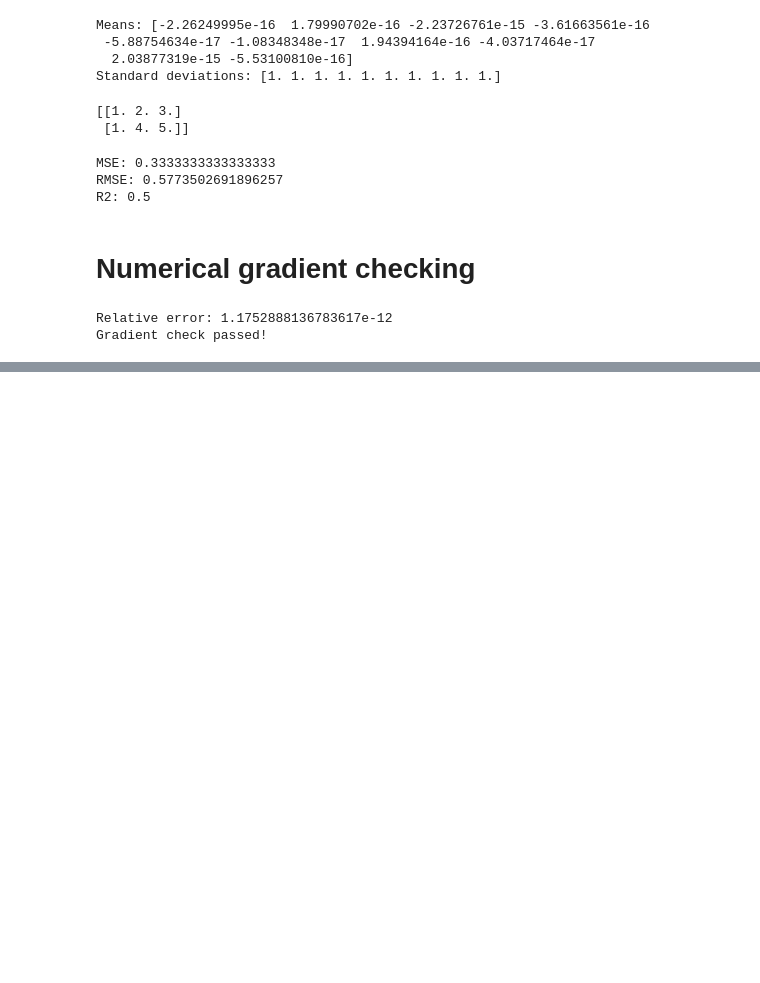
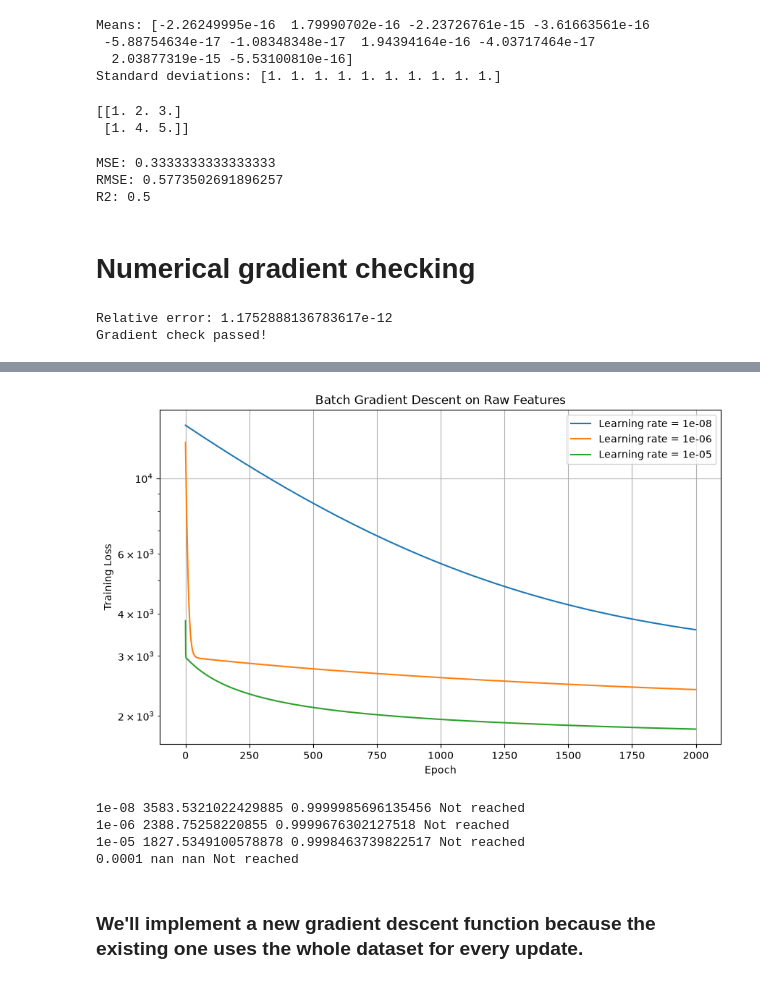
Before and after one commit to aseelibrahim123/ML_lab2, a Jupyter notebook: assignment2.ipynb, the cells around one changed output, grey strips where cells are left out. Saved outputs shown, nothing was run; the diff lists cells and outputs as text; code cells hidden in the pictures; blank space fills up the shorter version.

```diff
--- a/assignment2.ipynb
+++ b/assignment2.ipynb
@@ -286,0 +614,26 @@ Gradient check passed!
+# %%
+# optimal weights for raw features
+w_star_raw = normal_equation(
+X_diabetes_train,
+y_diabetes_train
+)
+# %%
+raw_learning_rates = [1e-8, 1e-6, 1e-5, 1e-4]
+
+raw_results = {}
+
+for eta in raw_learning_rates:
+    weights, losses, distances = batch_gradient_descent(
+    X_diabetes_train_raw_bias,
+    y_diabetes_train,
+    eta,
+    2000,
+    w_star_raw
+)
+
+    raw_results[eta] = (weights, losses, distances)
+
+    print("Learning rate:", eta)
+    print("Final loss:", losses[-1])
+    print("Final relative distance:", distances[-1])
+    print()
@@ -286,0 +661,38 @@ Gradient check passed!
+# %%
+plt.figure(figsize=(10, 6))
+
+for eta in raw_learning_rates:
+    losses = raw_results[eta][1]
+
+    if np.all(np.isfinite(losses)):
+        plt.plot(losses, label=f"Learning rate = {eta}")
+
+plt.yscale("log")
+plt.xlabel("Epoch")
+plt.ylabel("Training Loss")
+plt.title("Batch Gradient Descent on Raw Features")
+plt.legend()
+plt.grid(True)
+plt.show()
+# %% [output]
+[figure, added]
+# %%
+for eta in raw_learning_rates:
+    weights, losses, distances = raw_results[eta]
+
+    successful_epochs = np.where(distances < 1e-3)[0]
+
+    if len(successful_epochs) > 0:
+        first_epoch = successful_epochs[0] + 1
+    else:
+        first_epoch = "Not reached"
+
+    print(eta, losses[-1], distances[-1], first_epoch)
+#learning rate-final loss-relative distance-first successful epoch
+# %% [output]
+1e-08 3583.5321022429885 0.9999985696135456 Not reached
+1e-06 2388.75258220855 0.9999676302127518 Not reached
+1e-05 1827.5349100578878 0.9998463739822517 Not reached
+0.0001 nan nan Not reached
+# %% [markdown]
+### We'll implement a new gradient descent function because the existing one uses the whole dataset for every update.
```
Also changed, not shown: parts of 38 cells of this notebook.
